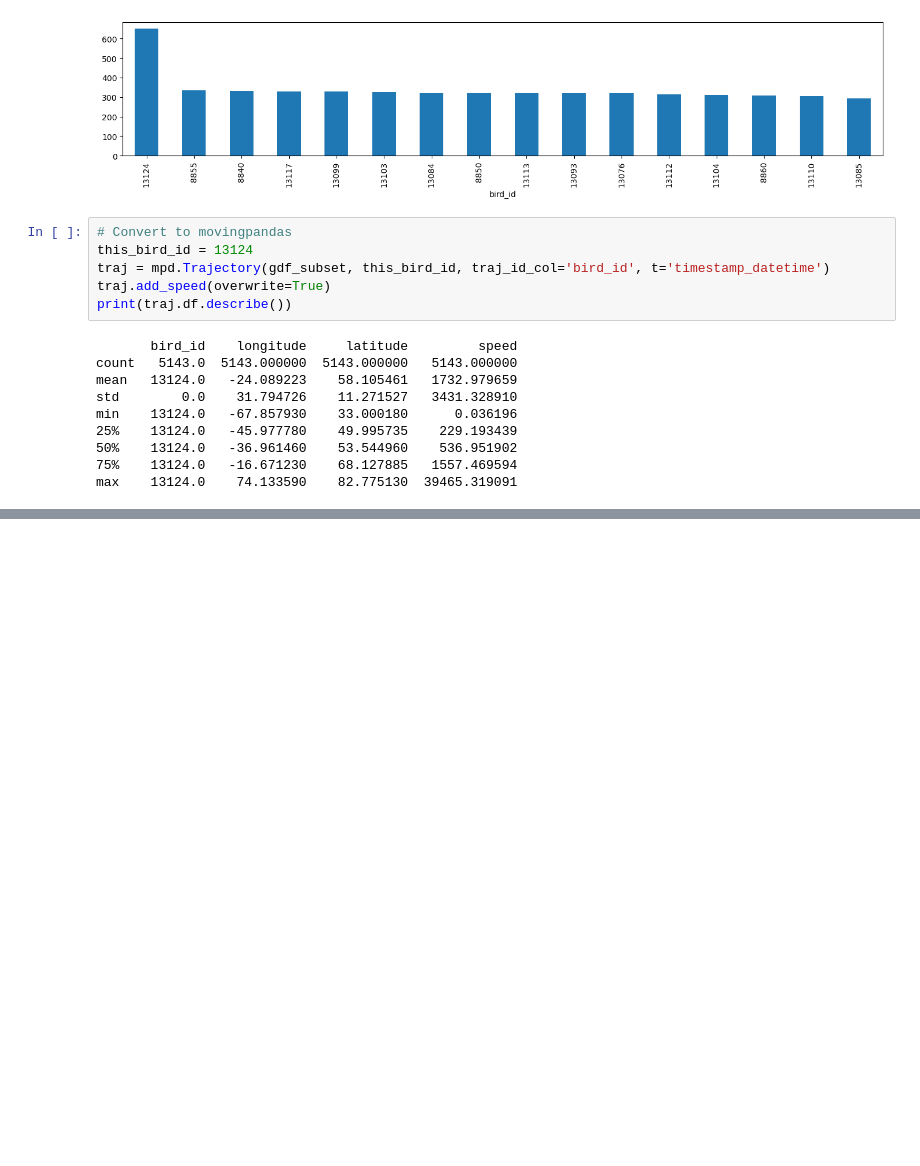
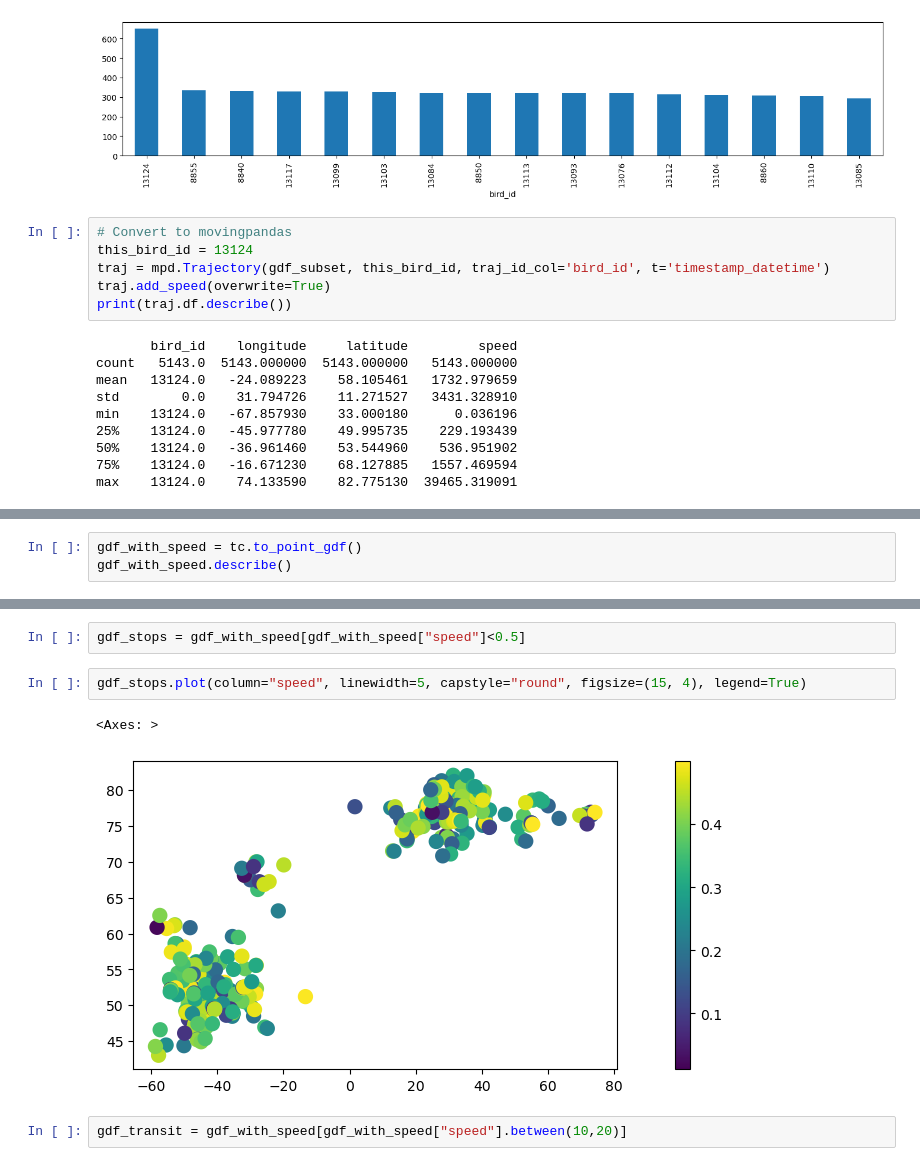
Before and after one commit to sblockhartzzero/GIS5201, a Jupyter notebook: project_code/gis5201_project_GEE_example3.ipynb, the cells around one changed output, grey strips where cells are left out. Cells and saved outputs as stored; diff of their text form; blank space fills up the shorter version.

```diff
--- a/project_code/gis5201_project_GEE_example3.ipynb
+++ b/project_code/gis5201_project_GEE_example3.ipynb
@@ -391,0 +218,3 @@ TypeError: single_HYCOM_SST_image() missing 1 required positional argument: 'roi
+# %%
+gdf_with_speed = tc.to_point_gdf()
+gdf_with_speed.describe()
@@ -391,0 +231,9 @@ TypeError: single_HYCOM_SST_image() missing 1 required positional argument: 'roi
+# %%
+gdf_stops = gdf_with_speed[gdf_with_speed["speed"]<0.5]
+# %%
+gdf_stops.plot(column="speed", linewidth=5, capstyle="round", figsize=(15, 4), legend=True)
+# %% [output]
+<Axes: >
+[figure, added]
+# %%
+gdf_transit = gdf_with_speed[gdf_with_speed["speed"].between(10,20)]
```
Also changed, not shown: parts of 27 cells of this notebook, 2 other files.
